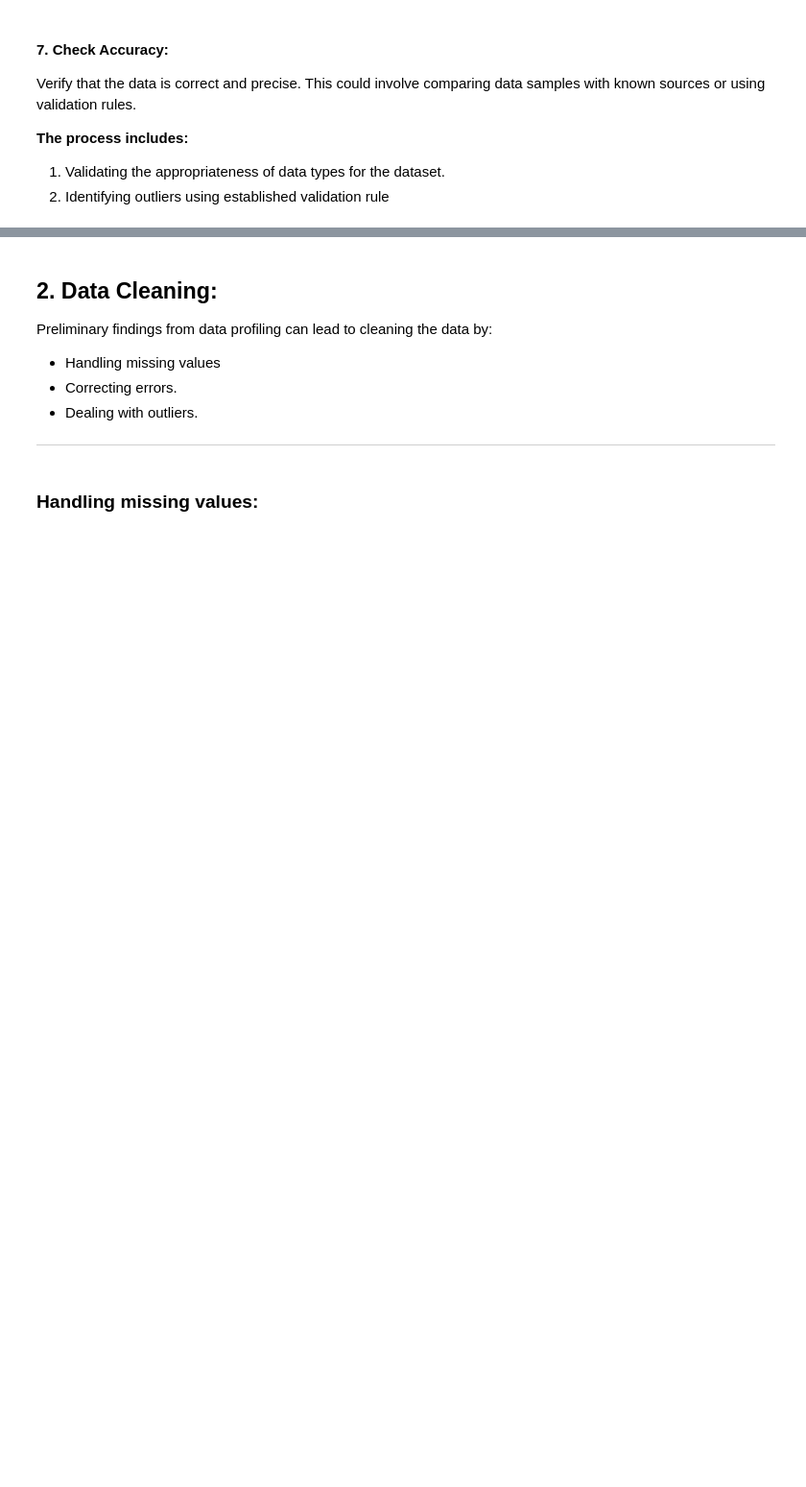
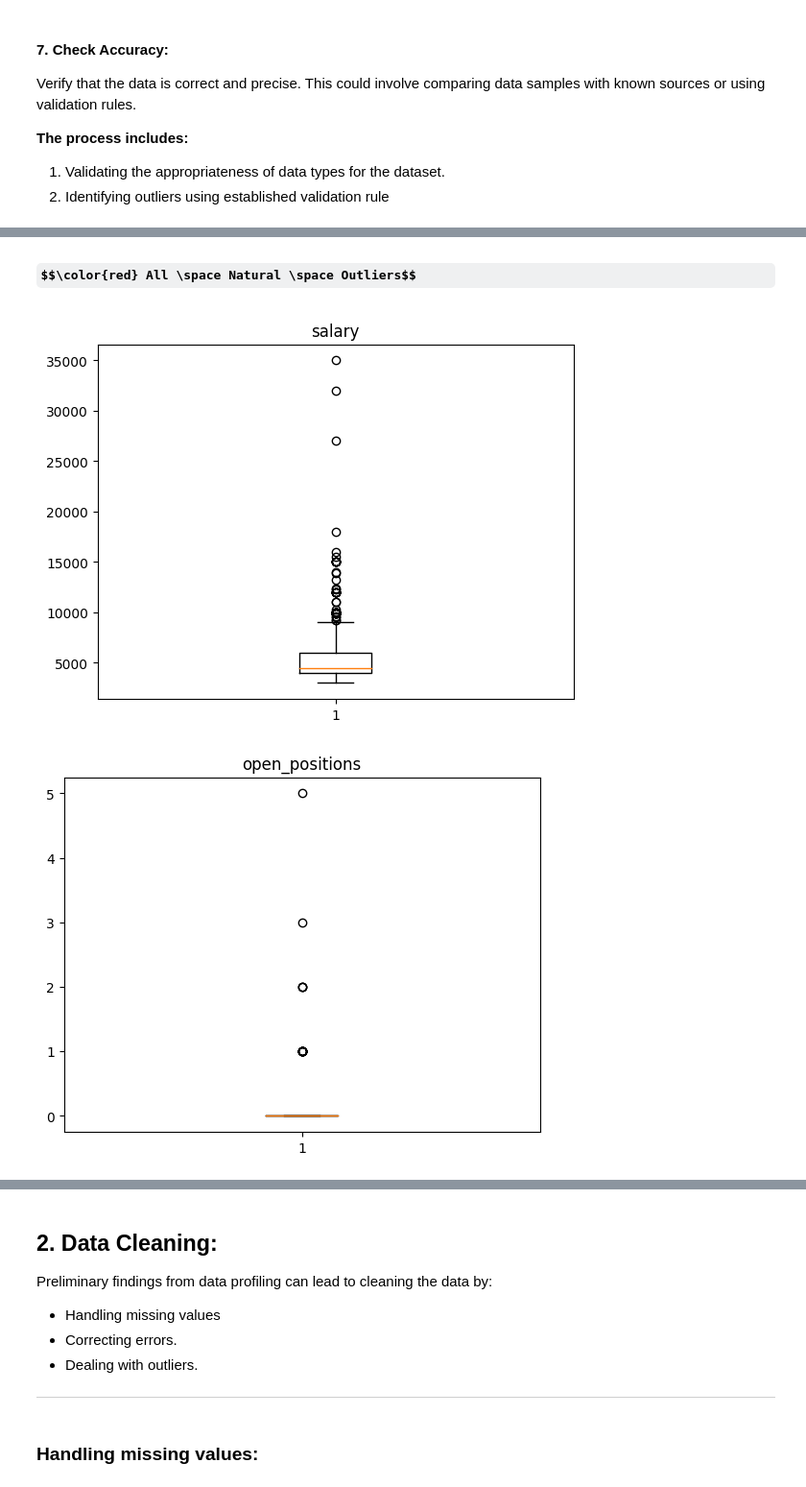
Before and after one commit to Tuwaiq-DS-ML-bootcamp-V-6/Use-case-5, a Jupyter notebook: EDA explain template 5.ipynb, the cells around one changed output, grey strips where cells are left out. Shown at 96% size. Cells and saved outputs as stored; diff of their text form; code cells hidden in the pictures; some formulas as TeX source; blank space fills up the shorter version.

```diff
--- a/EDA explain template 5.ipynb
+++ b/EDA explain template 5.ipynb
@@ -133,0 +365,13 @@ Verify that the data is correct and precise. This could involve comparing data s
+# %%
+def converter(x: str) -> str:
+    try:
+        # Split the date string into components
+        d, m, y = x.split("/")
+        # Convert Hijri date to Gregorian date
+        gregorian_date = Hijri(int(y), int(m), int(d)).to_gregorian()
+        return f"{gregorian_date.year}-{gregorian_date.month:02d}-{gregorian_date.day:02d}"
+    except ValueError:
+        # If the date format is not correct, return the original value
+        return x
+
+df["job_date"] = pd.to_datetime(df["job_date"].map(converter), errors='coerce')
@@ -133,0 +389,7 @@ Verify that the data is correct and precise. This could involve comparing data s
+# %%
+# first i will rename first column
+df = df.rename({"positions": "open_positions"}, axis=1)
+# %%
+# here we split it
+df["total_positions"] = df["open_positions"].str.split(" / ",expand=True)[1].astype(int)
+df["open_positions"] = df["open_positions"].str.split(" / ",expand=True)[0].astype(int)
@@ -133,0 +433,2 @@ Verify that the data is correct and precise. This could involve comparing data s
+# %%
+df["exper"] = df["exper"].str.split(expand=True)[0].astype(int)
@@ -198,3 +540,13 @@ We use 3 common visualization methods:
 # go to lesson: statistics 1 then statistics 3
 # then go to univariate Non graphical analysis
 # detect outliers using numerical statistics
+# %% [markdown]
+**$$\color{red} All \space Natural \space Outliers$$**
+# %%
+for d in df.select_dtypes(include=[int, float]):
+    plt.boxplot(df[d])
+    plt.title(d)
+    plt.show()
+# %% [output]
+[figure, added]
+[figure, added]
```
Also changed, not shown: parts of 66 cells of this notebook, 14 other files.
